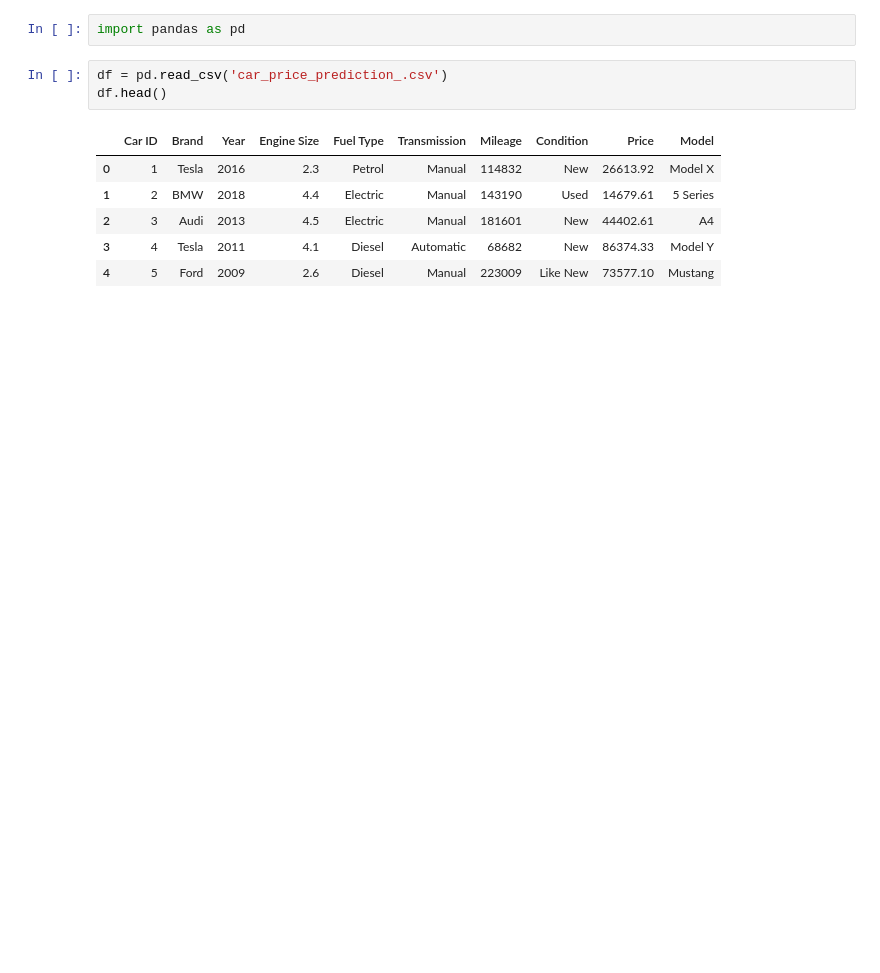
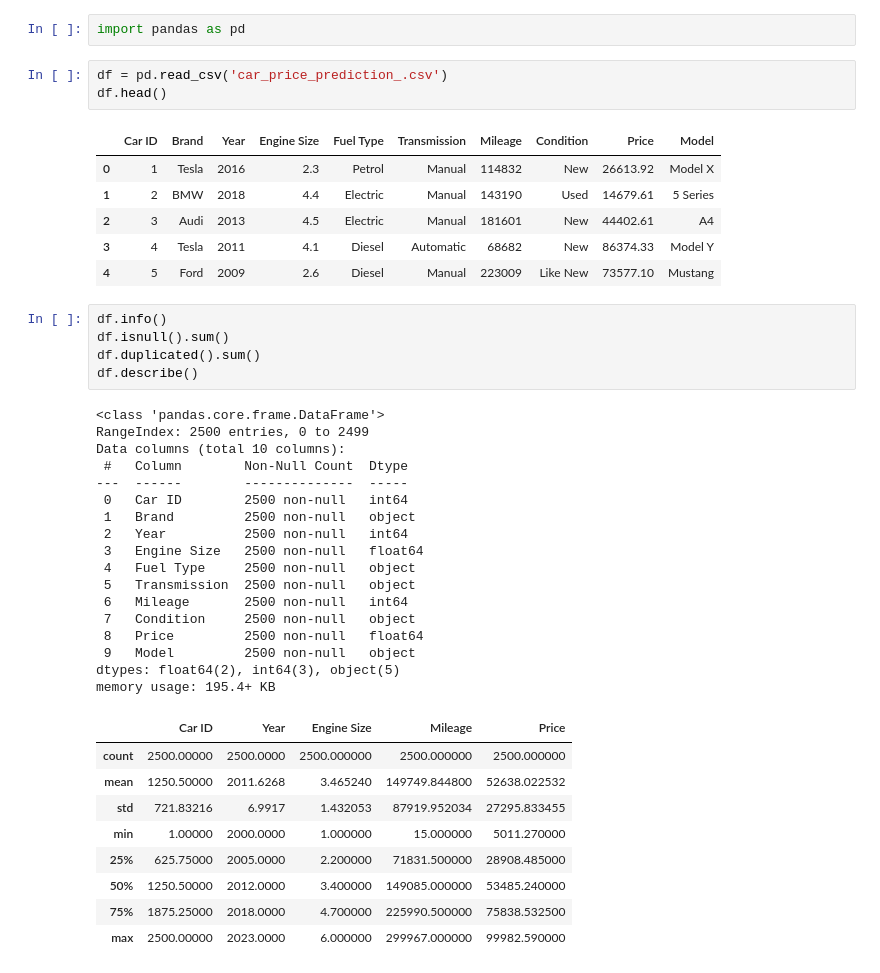
Before and after one commit to yasminouan/car-price-prediction-ml, a Jupyter notebook: car_price_prediction.ipynb, the cells around one changed output. Cells and saved outputs as stored; diff of their text form; blank space fills up the shorter version.

```diff
--- a/car_price_prediction.ipynb
+++ b/car_price_prediction.ipynb
@@ -12,3 +12,35 @@ df.head()
 | 2 | 3 | Audi | 2013 | 4.5 | Electric | Manual | 181601 | New | 44402.61 | A4 |
 | 3 | 4 | Tesla | 2011 | 4.1 | Diesel | Automatic | 68682 | New | 86374.33 | Model Y |
 | 4 | 5 | Ford | 2009 | 2.6 | Diesel | Manual | 223009 | Like New | 73577.10 | Mustang |
+# %%
+df.info()
+df.isnull().sum()
+df.duplicated().sum()
+df.describe()
+# %% [output]
+<class 'pandas.core.frame.DataFrame'>
+RangeIndex: 2500 entries, 0 to 2499
+Data columns (total 10 columns):
+ #   Column        Non-Null Count  Dtype
+---  ------        --------------  -----
+ 0   Car ID        2500 non-null   int64
+ 1   Brand         2500 non-null   object
+ 2   Year          2500 non-null   int64
+ 3   Engine Size   2500 non-null   float64
+ 4   Fuel Type     2500 non-null   object
+ 5   Transmission  2500 non-null   object
+ 6   Mileage       2500 non-null   int64
+ 7   Condition     2500 non-null   object
+ 8   Price         2500 non-null   float64
+ 9   Model         2500 non-null   object
+dtypes: float64(2), int64(3), object(5)
+memory usage: 195.4+ KB
+|  | Car ID | Year | Engine Size | Mileage | Price |
+| count | 2500.00000 | 2500.0000 | 2500.000000 | 2500.000000 | 2500.000000 |
+| mean | 1250.50000 | 2011.6268 | 3.465240 | 149749.844800 | 52638.022532 |
+| std | 721.83216 | 6.9917 | 1.432053 | 87919.952034 | 27295.833455 |
+| min | 1.00000 | 2000.0000 | 1.000000 | 15.000000 | 5011.270000 |
+| 25% | 625.75000 | 2005.0000 | 2.200000 | 71831.500000 | 28908.485000 |
+| 50% | 1250.50000 | 2012.0000 | 3.400000 | 149085.000000 | 53485.240000 |
+| 75% | 1875.25000 | 2018.0000 | 4.700000 | 225990.500000 | 75838.532500 |
+| max | 2500.00000 | 2023.0000 | 6.000000 | 299967.000000 | 99982.590000 |
```
Also changed, not shown: parts of 5 cells of this notebook.
